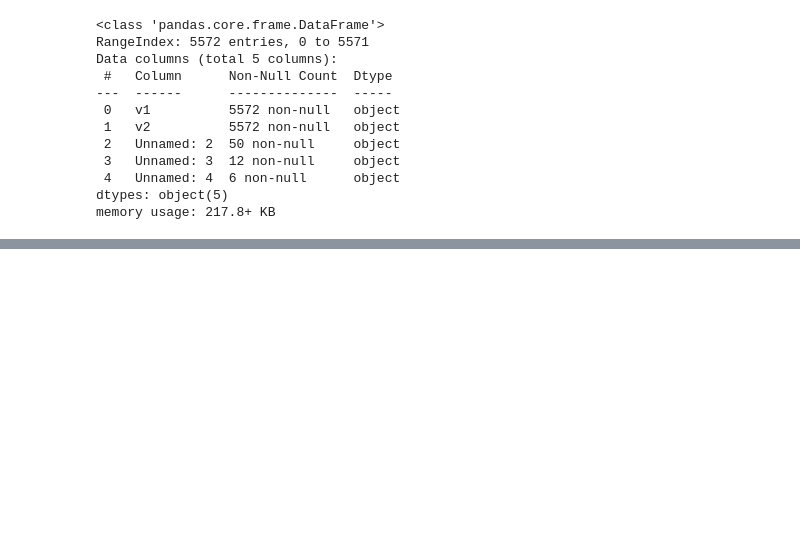
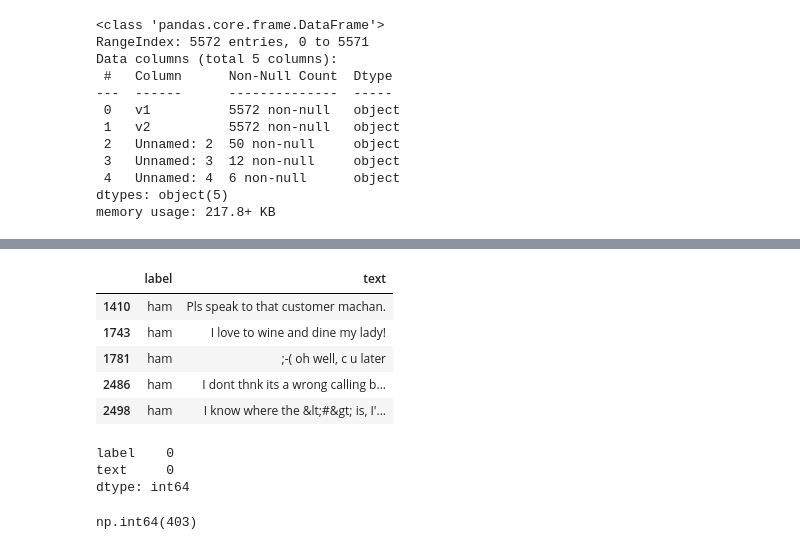
Before and after one commit to SandeepMuhal88/Project_In_Machine_Learning, a Jupyter notebook: SMS_Spam_Classifiers/notenook.ipynb, the cells around one changed output, grey strips where cells are left out. Saved outputs shown, nothing was run; the diff lists cells and outputs as text; code cells hidden in the pictures; blank space fills up the shorter version.

```diff
--- a/SMS_Spam_Classifiers/notenook.ipynb
+++ b/SMS_Spam_Classifiers/notenook.ipynb
@@ -34,0 +42,23 @@ df.drop(columns=['Unnamed: 0.1.1'], inplace=True)
+# %%
+# Rename columns
+df.rename(columns={'v1':'label','v2':'text'}, inplace=True)
+df.sample(5)
+# %% [output]
+|  | label | text |
+| 1410 | ham | Pls speak to that customer machan. |
+| 1743 | ham | I love to wine and dine my lady! |
+| 1781 | ham | ;-( oh well, c u later |
+| 2486 | ham | I dont thnk its a wrong calling b... |
+| 2498 | ham | I know where the &lt;#&gt; is, I'... |
+# %%
+# Check for null values
+df.isnull().sum()
+# %% [output]
+label    0
+text     0
+dtype: int64
+# %%
+# Check for duplicates
+df.duplicated().sum()
+# %% [output]
+np.int64(403)
```
Also changed, not shown: parts of 14 cells of this notebook.
